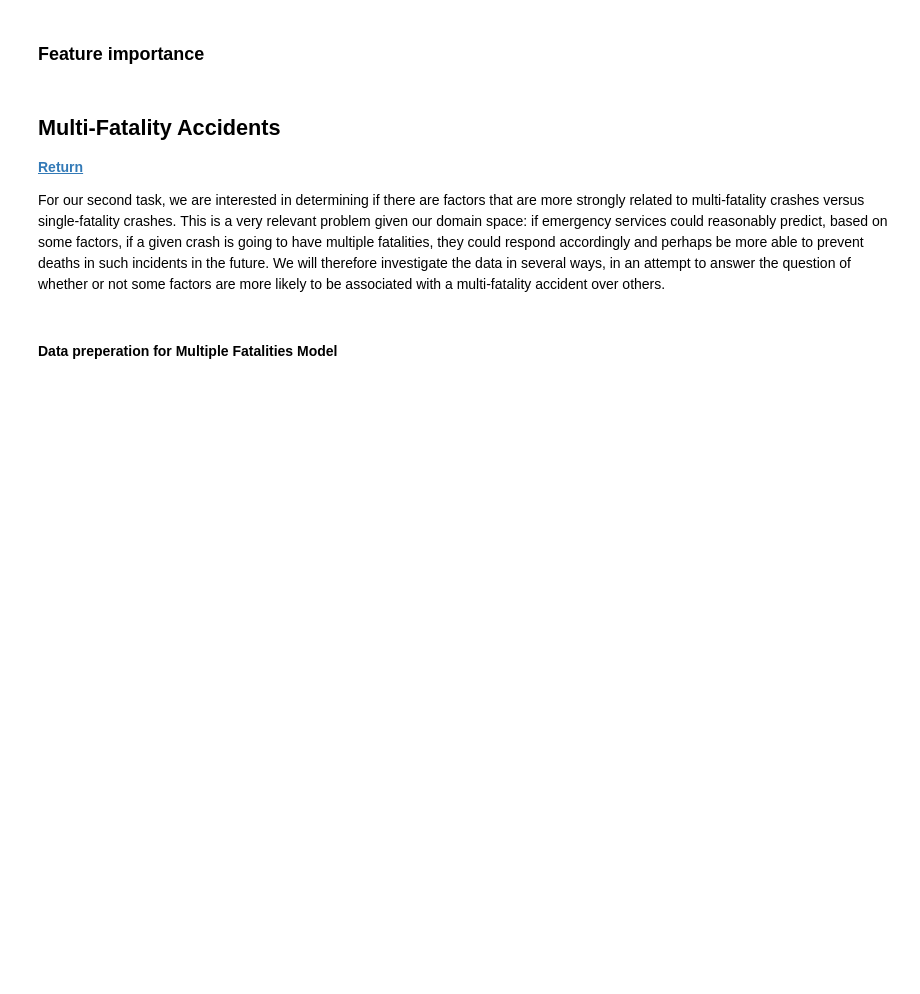
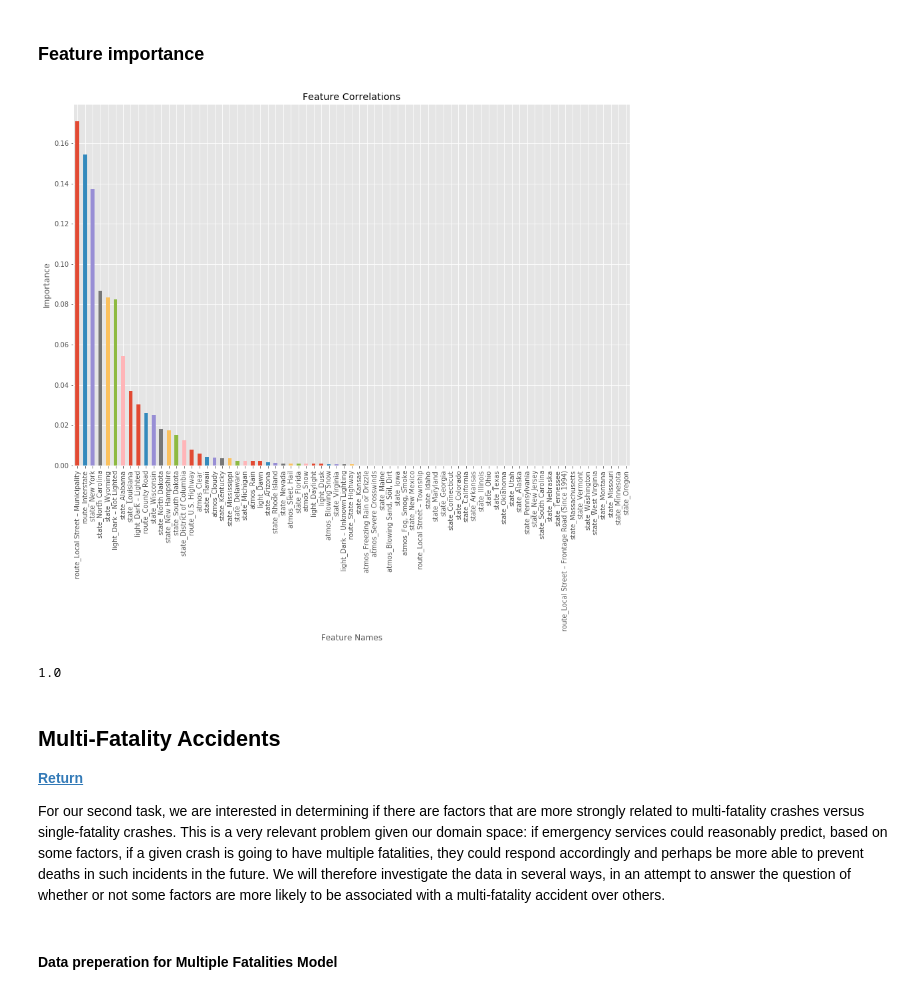
Before and after one commit to ecantu75/DataMining_Lab2, a Jupyter notebook: DataMining_LAB_2.ipynb, the cells around one changed output. Drawn from its saved outputs; the diff is of its cells as text; code cells hidden in the pictures; blank space fills up the shorter version.

Commit message:
TreeArrayFix

```diff
--- a/DataMining_LAB_2.ipynb
+++ b/DataMining_LAB_2.ipynb
@@ -934,9 +934,9 @@ num_estimators = 50
 # lets train some trees
 clf_array = [
     #('Tree',               DecisionTreeClassifier()),
-    ('Random Trees',       RandomForestClassifier(n_jobs=-1))
-    #('Extra Random Trees', ExtraTreesClassifier(n_estimators=num_estimators,min_samples_split=2)),
-    #('Boosted Tree',       GradientBoostingClassifier(n_estimators=num_estimators)), #takes a long time
+    ('Random Trees',       RandomForestClassifier(n_jobs=-1)),
+    ('Extra Random Trees', ExtraTreesClassifier(n_estimators=num_estimators,min_samples_split=2)),
+    ('Boosted Tree',       GradientBoostingClassifier(n_estimators=num_estimators)) #takes a long time
     ]
 
 #param for classifier
@@ -949,7 +949,9 @@ param_grid = {
 }
 
 
-
+# Define Dictionary for best Tree Classifier
+bestTreeClass={}
+bestTreeClassScore={}
 for clf in clf_array:
     print("Grid Search for :", clf[0])
     grid_search = GridSearchCV(clf[1], param_grid, scoring='precision', refit='precision_score',
@@ -957,6 +959,8 @@ for clf in clf_array:
     grid_search.fit(X_train_scaled, yTrain)
     OntimeTreeClassifierEst = grid_search.best_estimator_
     y_hat = OntimeTreeClassifierEst.predict(X_test_scaled)
+    bestTreeClass[clf[0]]=grid_search.best_estimator_
+    bestTreeClassScore[clf[0]]=grid_search.best_score_
 
     print('Best params for {}'.format('precision_score'))
     print(grid_search.best_params_)
@@ -966,4 +970,5 @@ for clf in clf_array:
     print(pd.DataFrame(confusion_matrix(yTest, y_hat),
              columns=['pred_neg', 'pred_pos'], index=['neg', 'pos']))
 
-    print("{} Precision Score for the Test Data".format(clf[0]) ,mt.precision_score(yTest, y_hat))
+    print("{} Precision Score for the Test Data".format(clf[0]) ,mt.precision_score(yTest, y_hat), "\n")
+    print("--------------------------------------------------------------------\n")
@@ -969,0 +1028,3 @@ for clf in clf_array:
+# %%
+# Select the best tree classifier from the GridSerach output
+OntimeTreeClassifierEst=bestTreeClass['Boosted Tree']
@@ -1000,3 +1088,8 @@ print('*********************************************************')
+# %%
+OntimeTreeClassifierEst.fit(X_train_scaled,yTrain)
+featureImpDf=pd.DataFrame()
+featureImpDf['Attribute']=Accident_for_Model.columns
+featureImpDf['Importance']=OntimeTreeClassifierEst.feature_importances_
 # %% [markdown]
 <a id='KNNMod'></a>
 ### K-Nearest Neighbors
@@ -1136,20 +1304,21 @@ plt.show()
 # %%
 #chart by weight for the logistic regresion
 import scipy.stats as st
-weights=OntimeLinClassifierEst.coef_.ravel()
-variable_names = Accident_for_Model.columns
-inRegFt_df = pd.DataFrame({'variables':variable_names, 'weights':weights, 'absolute_weights': np.abs(weights)})
 
-inRegFt_df.sort_values(by='weights', inplace=True, ascending=False )
-
+featureImpDf.sort_values(by='Importance', inplace=True, ascending=False )
 plt.style.use('ggplot')
-weights = pd.Series(inRegFt_df['weights'].values,index=inRegFt_df['variables'])
-ax = weights.plot(kind='bar', figsize=(15,10))
+Importance = pd.Series(featureImpDf['Importance'].values,index=featureImpDf['Attribute'])
+ax = Importance.plot(kind='bar', figsize=(15,10))
 
 ax.set_title("Feature Correlations")
-ax.set_ylabel("Coefficient Magnitude")
+ax.set_ylabel("Importance")
 ax.set_xlabel("Feature Names")
 plt.show()
+
+#print(featureImpDf['Importance'].sum())
+# %% [output]
+[figure, added]
+1.0
 # %% [markdown]
 <a id='MultiFatality'></a>
 ## Multi-Fatality Accidents
```
Also changed, not shown: parts of 12 cells of this notebook.
